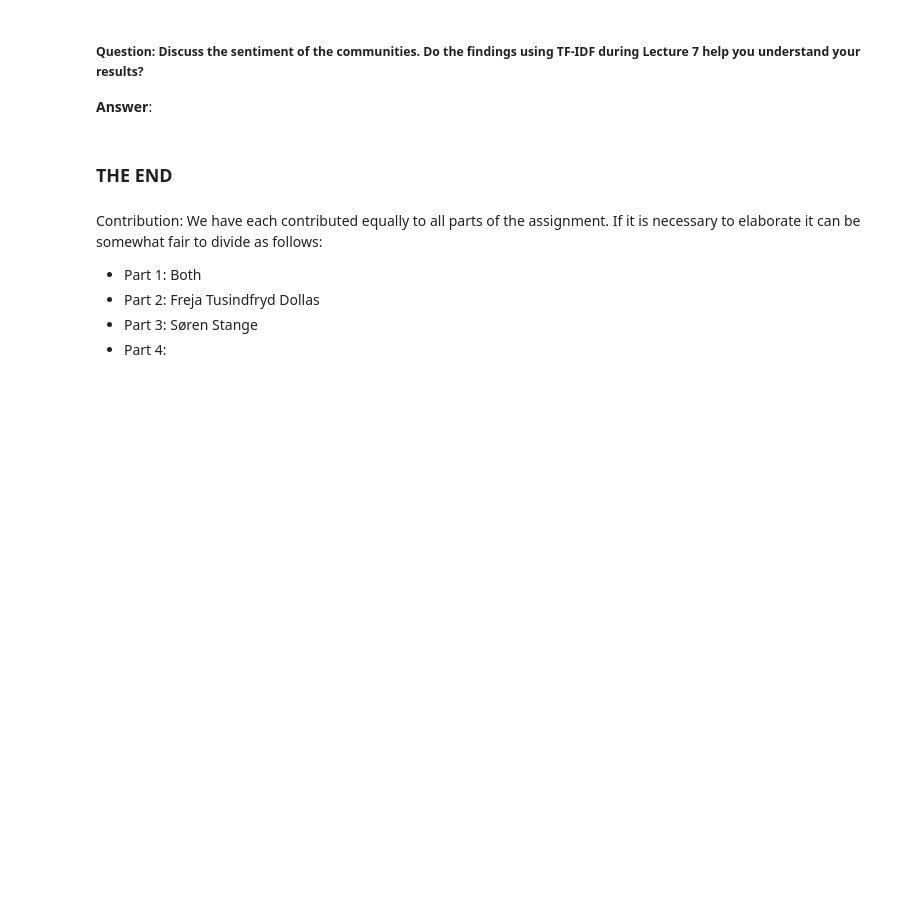
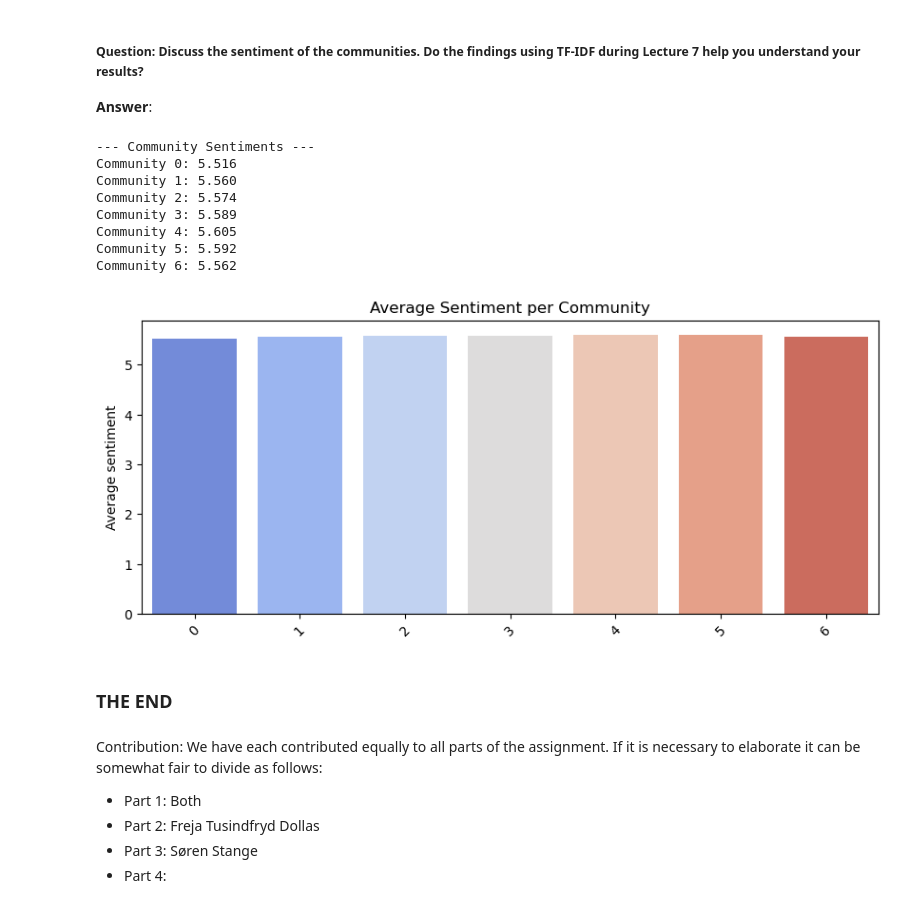
Before and after one commit to sorenstange/02805_Social_graphs_and_interactions, a Jupyter notebook: Assignment_2.ipynb, the cells around one changed output. Drawn from its saved outputs; the diff is of its cells as text; code cells hidden in the pictures; blank space fills up the shorter version.

```diff
--- a/Assignment_2.ipynb
+++ b/Assignment_2.ipynb
@@ -515,7 +518,7 @@ text = r.text
 # Split into lines
 lines = text.splitlines()
 
-# Skip any lines before the header (first line containing 'word\thappiness_rank')
+# Skip any lines before the header
 header_index = 0
 for i, line in enumerate(lines):
     if line.startswith("word"):
@@ -532,10 +535,5 @@ for line in lines[header_index+1:]:
     if len(values) == len(columns):
         data.append(dict(zip(columns, values)))
 
-# Now create a dictionary mapping word -> happiness_average
+#  mapping word to happiness_average
 word_scores = {row['word']: float(row['happiness_average']) for row in data}
-
-
-# Quick check
-for k, v in list(word_scores.items())[:10]:
-    print(k, v)
@@ -554,6 +654,32 @@ joy 8.16
 ##### Question: Discuss the sentiment of the communities. Do the findings using TF-IDF during Lecture 7 help you understand your results?
 
 **Answer**:
+# %%
+
+corpus = create_corpus2(wikipedia_data, louvain_partition)
+sentiments_community = sentiment_per_community(corpus, word_scores)
+
+print("\n--- Community Sentiments ---")
+for k, v in sentiments_community.items():
+    print(f"Community {k}: {v:.3f}")
+
+# Bar plot of community sentiment
+plt.figure(figsize=(10,4))
+sns.barplot(x=list(sentiments_community.keys()), y=list(sentiments_community.values()), palette="coolwarm")
+plt.xticks(rotation=45)
+plt.ylabel("Average sentiment")
+plt.title("Average Sentiment per Community")
+plt.show()
+# %% [output]
+--- Community Sentiments ---
+Community 0: 5.516
+Community 1: 5.560
+Community 2: 5.574
+Community 3: 5.589
+Community 4: 5.605
+Community 5: 5.592
+Community 6: 5.562
+[figure, added]
 # %% [markdown]
 ### THE END
 # %% [markdown]
```
Also changed, not shown: parts of 7 cells of this notebook, 1 other file.
